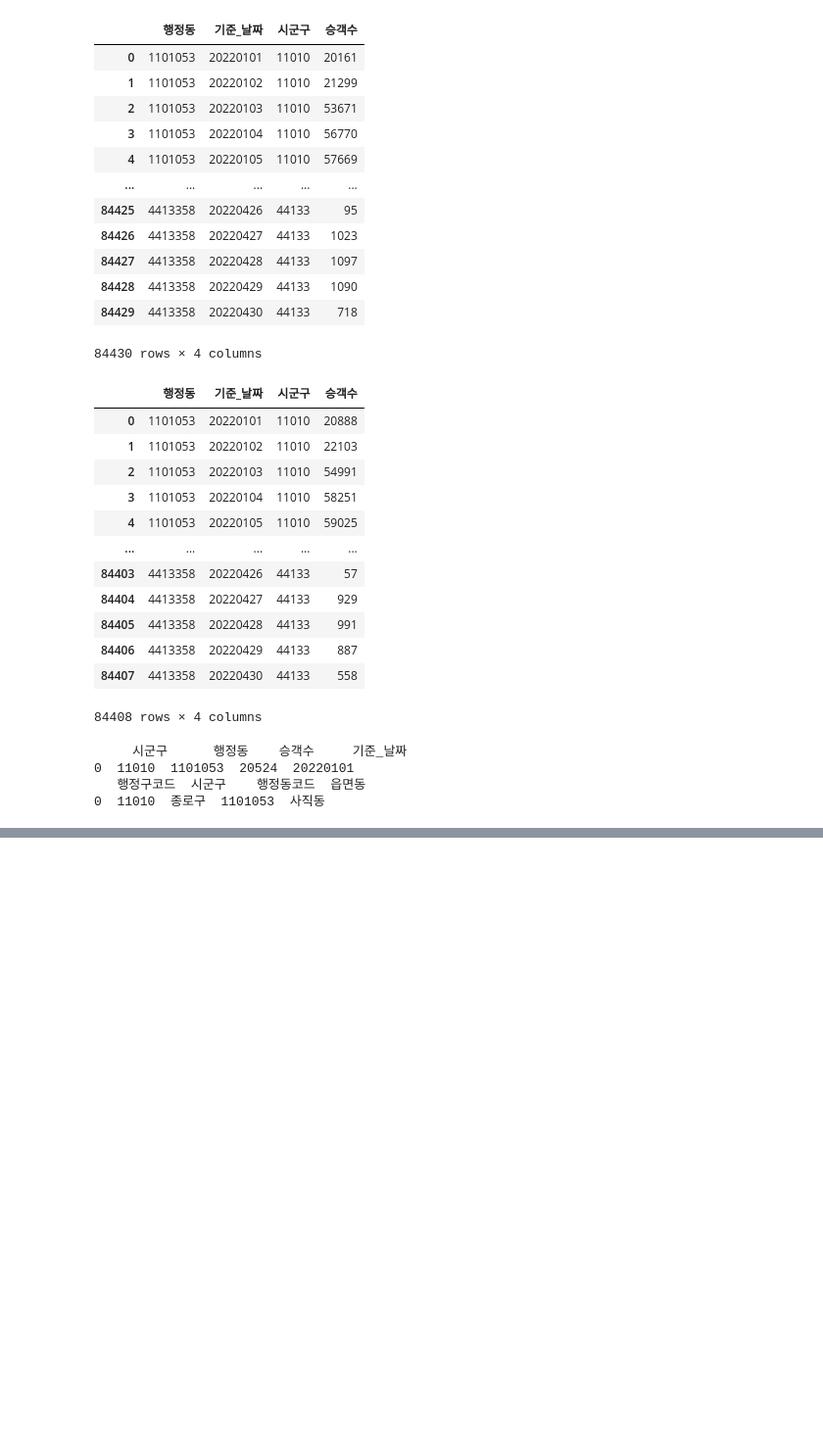
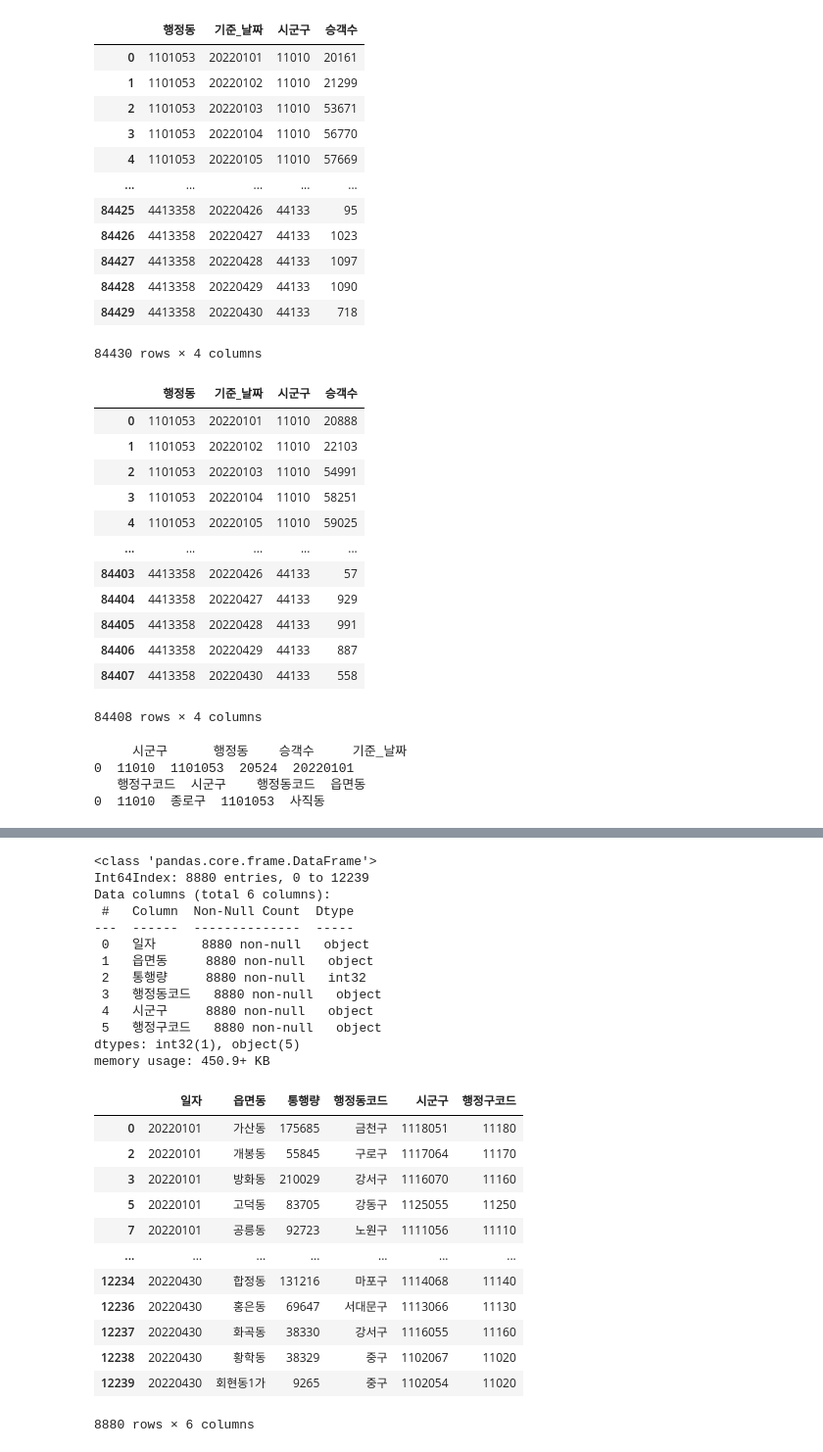
Before and after one commit to dbsrall59/three, a Jupyter notebook: 이규민/대중교통자료만들기.ipynb, the cells around one changed output, grey strips where cells are left out. Shown at 98% size. Saved outputs shown, nothing was run; the diff lists cells and outputs as text; code cells hidden in the pictures; blank space fills up the shorter version.

```diff
--- a/이규민/대중교통자료만들기.ipynb
+++ b/이규민/대중교통자료만들기.ipynb
@@ -280,0 +403,32 @@ def Sung
+# %%
+carGroupDF = carGroupDF[carGroupDF['행정동코드'] != ""]
+carGroupDF['통행량'] = carGroupDF['통행량'].astype('int')
+carGroupDF.info()
+carGroupDF
+# %% [output]
+<class 'pandas.core.frame.DataFrame'>
+Int64Index: 8880 entries, 0 to 12239
+Data columns (total 6 columns):
+ #   Column  Non-Null Count  Dtype
+---  ------  --------------  -----
+ 0   일자      8880 non-null   object
+ 1   읍면동     8880 non-null   object
+ 2   통행량     8880 non-null   int32
+ 3   행정동코드   8880 non-null   object
+ 4   시군구     8880 non-null   object
+ 5   행정구코드   8880 non-null   object
+dtypes: int32(1), object(5)
+memory usage: 450.9+ KB
+|  | 일자 | 읍면동 | 통행량 | 행정동코드 | 시군구 | 행정구코드 |
+| 0 | 20220101 | 가산동 | 175685 | 금천구 | 1118051 | 11180 |
+| 2 | 20220101 | 개봉동 | 55845 | 구로구 | 1117064 | 11170 |
+| 3 | 20220101 | 방화동 | 210029 | 강서구 | 1116070 | 11160 |
+| 5 | 20220101 | 고덕동 | 83705 | 강동구 | 1125055 | 11250 |
+| 7 | 20220101 | 공릉동 | 92723 | 노원구 | 1111056 | 11110 |
+| ... | ... | ... | ... | ... | ... | ... |
+| 12234 | 20220430 | 합정동 | 131216 | 마포구 | 1114068 | 11140 |
+| 12236 | 20220430 | 홍은동 | 69647 | 서대문구 | 1113066 | 11130 |
+| 12237 | 20220430 | 화곡동 | 38330 | 강서구 | 1116055 | 11160 |
+| 12238 | 20220430 | 황학동 | 38329 | 중구 | 1102067 | 11020 |
+| 12239 | 20220430 | 회현동1가 | 9265 | 중구 | 1102054 | 11020 |
+8880 rows × 6 columns
```
Also changed, not shown: parts of 13 cells of this notebook, 3 other files.
